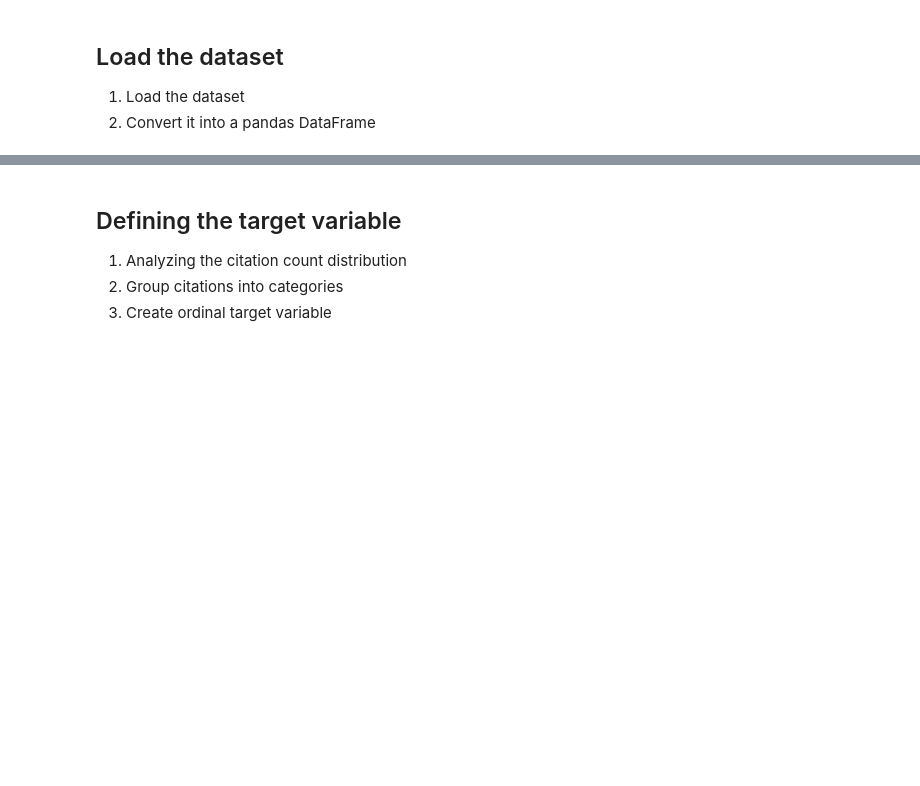
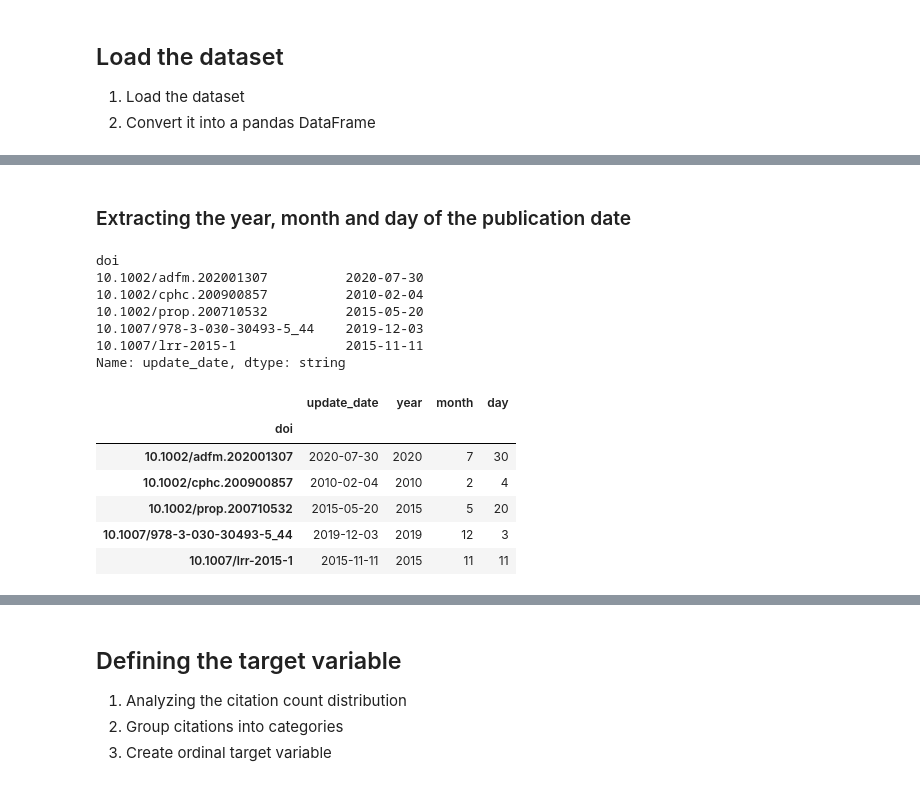
Before and after one commit to Grutschus/uu-data-mining-project, a Jupyter notebook: feature_extraction.ipynb, the cells around one changed output, grey strips where cells are left out. Drawn from its saved outputs; the diff is of its cells as text; code cells hidden in the pictures; blank space fills up the shorter version.

```diff
--- a/feature_extraction.ipynb
+++ b/feature_extraction.ipynb
@@ -17,0 +142,9 @@ dataset_pd = pd.DataFrame(dataset_raw.compute())
+# %%
+# Let's look at the authors
+dataset_pd["authors"].values[:20]
+
+dataset_pd["author_count"] = dataset_pd["authors_parsed"].apply(
+    lambda authors: len(ast.literal_eval(authors))
+)
+
+display(dataset_pd["author_count"].describe())
@@ -17,0 +171,26 @@ dataset_pd = pd.DataFrame(dataset_raw.compute())
+# %% [markdown]
+### Extracting the year, month and day of the publication date
+# %%
+display(dataset_pd["update_date"].head(5))
+
+dataset_pd["update_date"] = pd.to_datetime(dataset_pd["update_date"])
+dataset_pd["year"] = dataset_pd["update_date"].dt.year
+dataset_pd["month"] = dataset_pd["update_date"].dt.month
+dataset_pd["day"] = dataset_pd["update_date"].dt.day
+
+dataset_pd[["update_date", "year", "month", "day"]].head(5)
+# %% [output]
+doi
+10.1002/adfm.202001307          2020-07-30
+10.1002/cphc.200900857          2010-02-04
+10.1002/prop.200710532          2015-05-20
+10.1007/978-3-030-30493-5_44    2019-12-03
+10.1007/lrr-2015-1              2015-11-11
+Name: update_date, dtype: string
+|  | update_date | year | month | day |
+| doi |  |  |  |  |
+| 10.1002/adfm.202001307 | 2020-07-30 | 2020 | 7 | 30 |
+| 10.1002/cphc.200900857 | 2010-02-04 | 2010 | 2 | 4 |
+| 10.1002/prop.200710532 | 2015-05-20 | 2015 | 5 | 20 |
+| 10.1007/978-3-030-30493-5_44 | 2019-12-03 | 2019 | 12 | 3 |
+| 10.1007/lrr-2015-1 | 2015-11-11 | 2015 | 11 | 11 |
```
Also changed, not shown: parts of 25 cells of this notebook.
